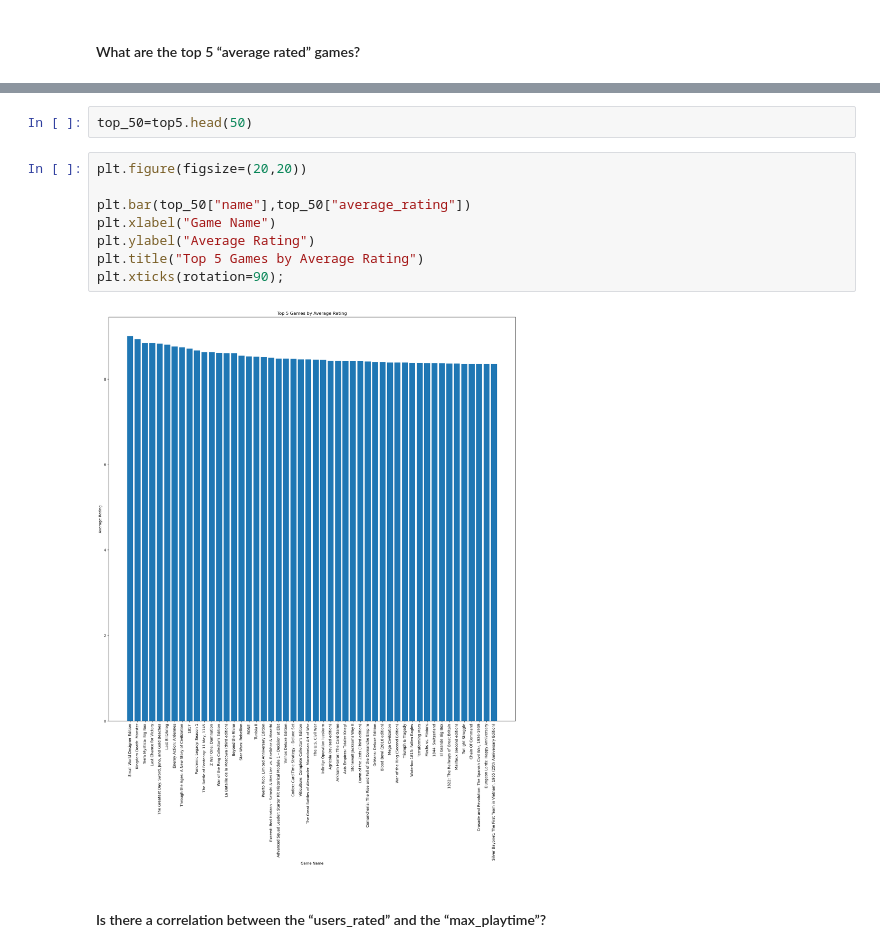
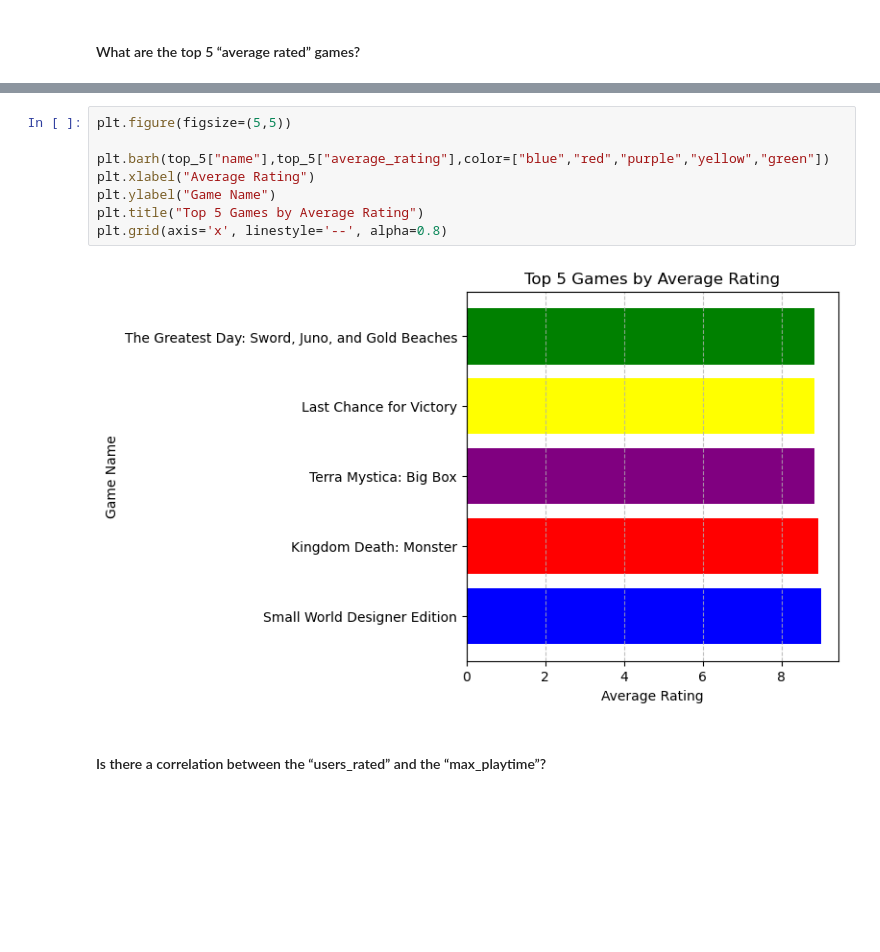
Before and after one commit to ayllinBukovic/AyllinBukovic_DVisHDip_CA1, a Jupyter notebook: AyllinBukovic_DVisHDip_CA1.ipynb, the cells around one changed output, grey strips where cells are left out. Cells and saved outputs as stored; diff of their text form; blank space fills up the shorter version.

```diff
--- a/AyllinBukovic_DVisHDip_CA1.ipynb
+++ b/AyllinBukovic_DVisHDip_CA1.ipynb
@@ -160,15 +160,13 @@ top_5
-# %%
-top_50=top5.head(50)
-# %%
-plt.figure(figsize=(20,20))
-
-plt.bar(top_50["name"],top_50["average_rating"])
-plt.xlabel("Game Name")
-plt.ylabel("Average Rating")
-plt.title("Top 5 Games by Average Rating")
-plt.xticks(rotation=90);
-# %% [output]
-[figure, removed]
+# %%
+plt.figure(figsize=(5,5))
+
+plt.barh(top_5["name"],top_5["average_rating"],color=["blue","red","purple","yellow","green"])
+plt.xlabel("Average Rating")
+plt.ylabel("Game Name")
+plt.title("Top 5 Games by Average Rating")
+plt.grid(axis='x', linestyle='--', alpha=0.8)
+# %% [output]
+[figure, added]
 # %% [markdown]
 #### Is there a correlation between the “users_rated” and the “max_playtime”?
 # %% [markdown]
```
Also changed, not shown: parts of 19 cells of this notebook.
